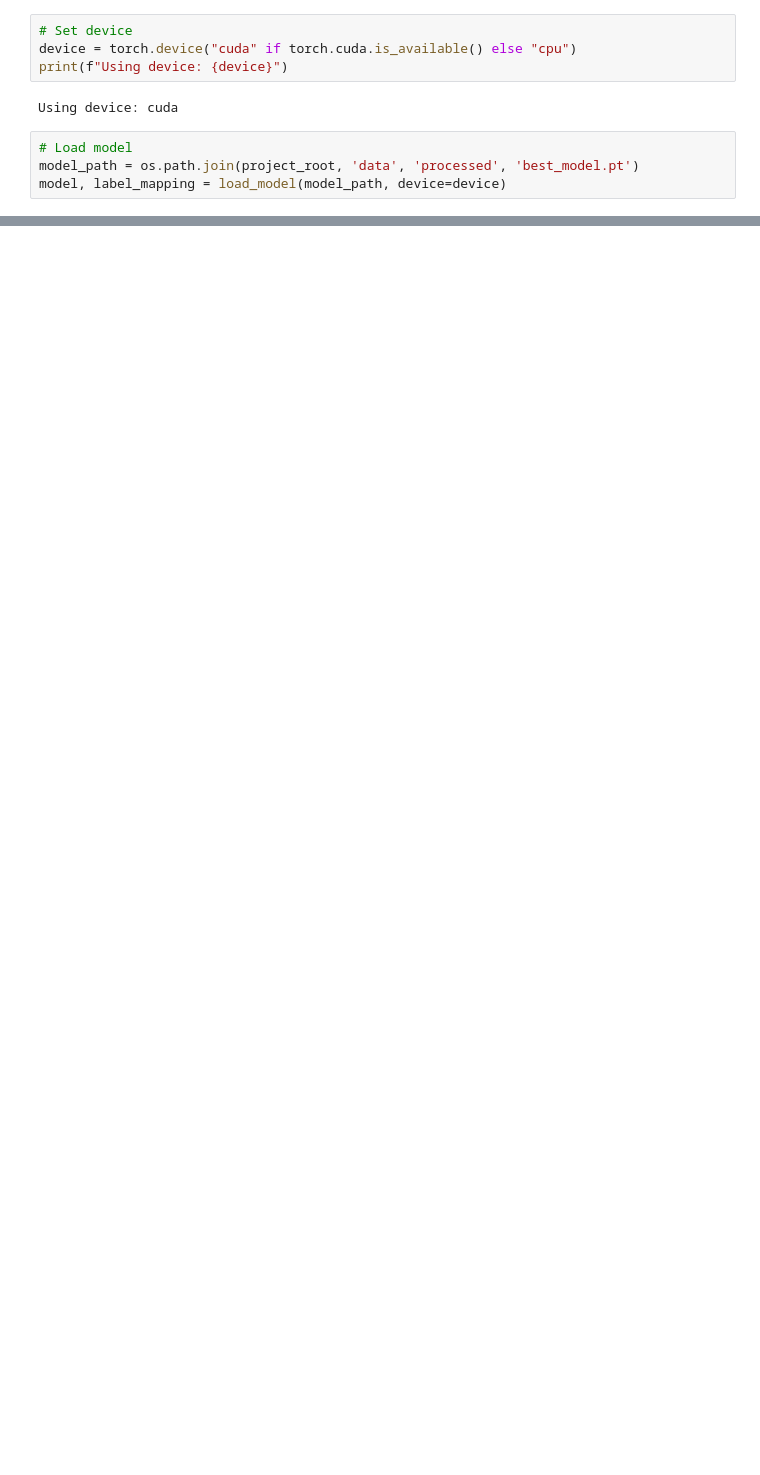
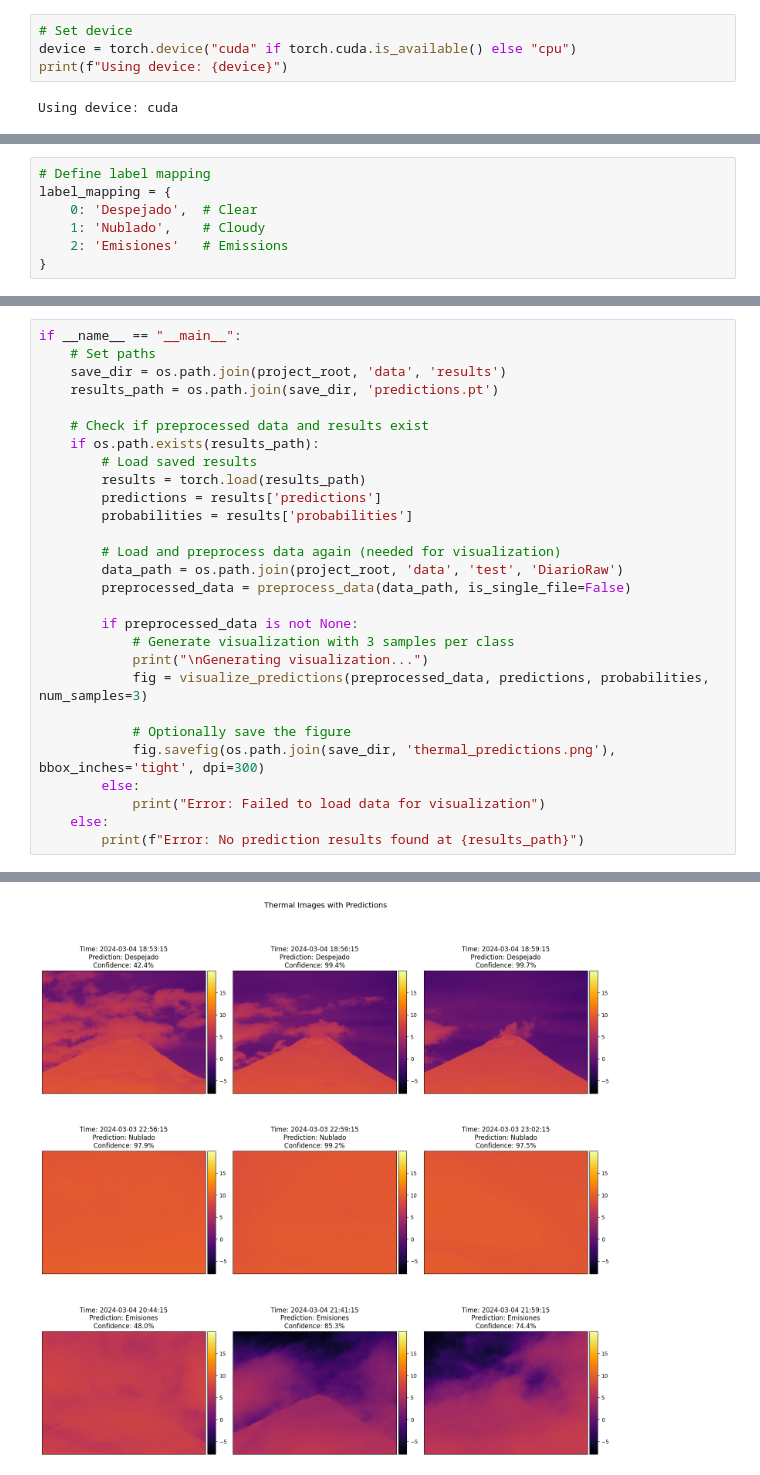
Before and after one commit to DiversaStudio/volcanes_ml, a Jupyter notebook: notebooks/04_Prediction.ipynb, the cells around one changed output, grey strips where cells are left out. Drawn from its saved outputs; the diff is of its cells as text; blank space fills up the shorter version.

```diff
--- a/notebooks/04_Prediction.ipynb
+++ b/notebooks/04_Prediction.ipynb
@@ -17,7 +38,3 @@ device = torch.device("cuda" if torch.cuda.is_available() else "cpu")
 print(f"Using device: {device}")
 # %% [output]
 Using device: cuda
-# %%
-# Load model
-model_path = os.path.join(project_root, 'data', 'processed', 'best_model.pt')
-model, label_mapping = load_model(model_path, device=device)
@@ -35,0 +213,7 @@ print(f"Confidence: {result['confidence']:.2f}%")
+# %%
+# Define label mapping
+label_mapping = {
+    0: 'Despejado',  # Clear
+    1: 'Nublado',    # Cloudy
+    2: 'Emisiones'   # Emissions
+}
@@ -35,0 +381,29 @@ print(f"Confidence: {result['confidence']:.2f}%")
+# %%
+if __name__ == "__main__":
+    # Set paths
+    save_dir = os.path.join(project_root, 'data', 'results')
+    results_path = os.path.join(save_dir, 'predictions.pt')
+
+    # Check if preprocessed data and results exist
+    if os.path.exists(results_path):
+        # Load saved results
+        results = torch.load(results_path)
+        predictions = results['predictions']
+        probabilities = results['probabilities']
+
+        # Load and preprocess data again (needed for visualization)
+        data_path = os.path.join(project_root, 'data', 'test', 'DiarioRaw')
+        preprocessed_data = preprocess_data(data_path, is_single_file=False)
+
+        if preprocessed_data is not None:
+            # Generate visualization with 3 samples per class
+            print("\nGenerating visualization...")
+            fig = visualize_predictions(preprocessed_data, predictions, probabilities, num_samples=3)
+
+            # Optionally save the figure
+            fig.savefig(os.path.join(save_dir, 'thermal_predictions.png'), bbox_inches='tight', dpi=300)
+        else:
+            print("Error: Failed to load data for visualization")
+    else:
+        print(f"Error: No prediction results found at {results_path}")
+# %% [output]
@@ -35,0 +430 @@ print(f"Confidence: {result['confidence']:.2f}%")
+[figure, added]
```
Also changed, not shown: parts of 12 cells of this notebook.
